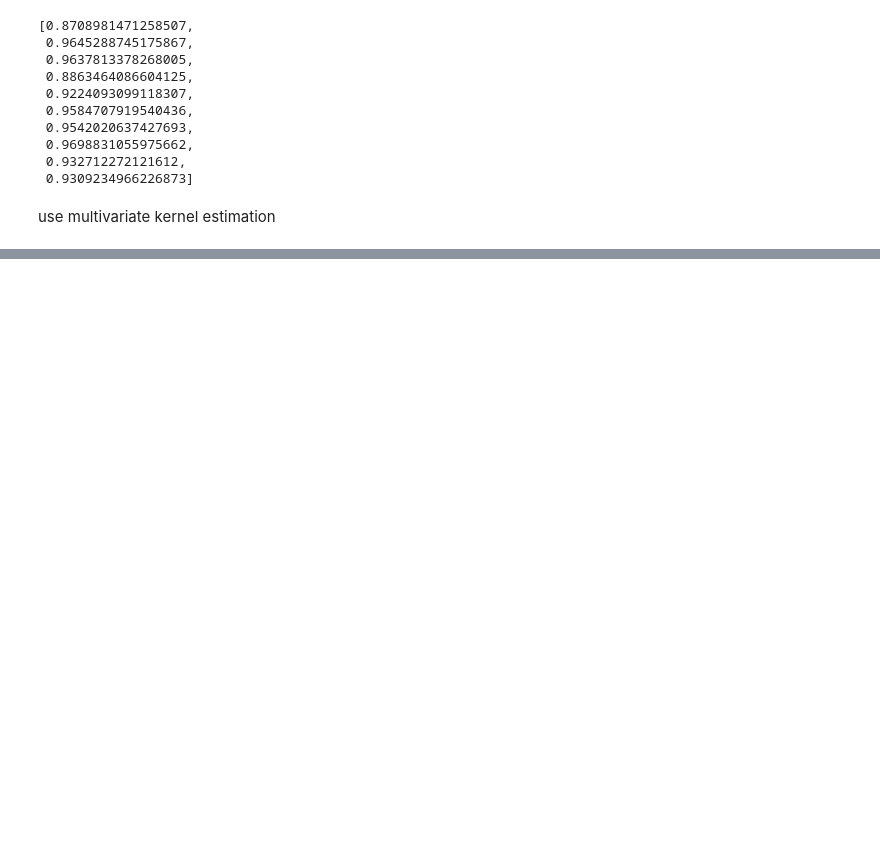
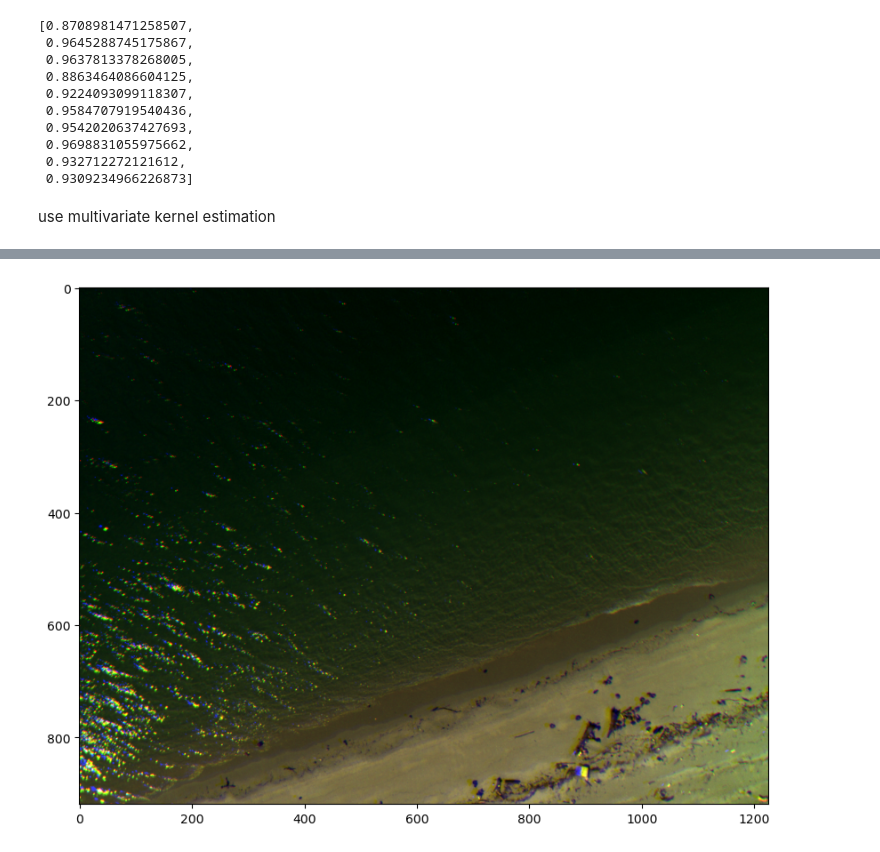
Before and after one commit to pakhuiying/sunglint_correction, a Jupyter notebook: radiometric_correction.ipynb, the cells around one changed output, grey strips where cells are left out. Cells and saved outputs as stored; diff of their text form; code cells hidden in the pictures; blank space fills up the shorter version.

```diff
--- a/radiometric_correction.ipynb
+++ b/radiometric_correction.ipynb
@@ -240,5 +197,5 @@ class CorrectionFactor:
 # %%
-cf = CorrectionFactor(panel_radiance,dls_panel_irr_calibration).correction_factor
+cf = rcu.CorrectionFactor(panel_radiance,dls_panel_irr_calibration).correction_factor
 cf
 # %% [output]
 [0.8708981471258507,
@@ -255,0 +225,5 @@ use multivariate kernel estimation
+# %%
+corrected_img = rcu.radiometric_corrected_aligned_captures(cap,cf)
+corrected_img = mutils.get_rgb(corrected_img)
+# %% [output]
+[figure, added]
```
Also changed, not shown: parts of 8 cells of this notebook, 6 other files.
